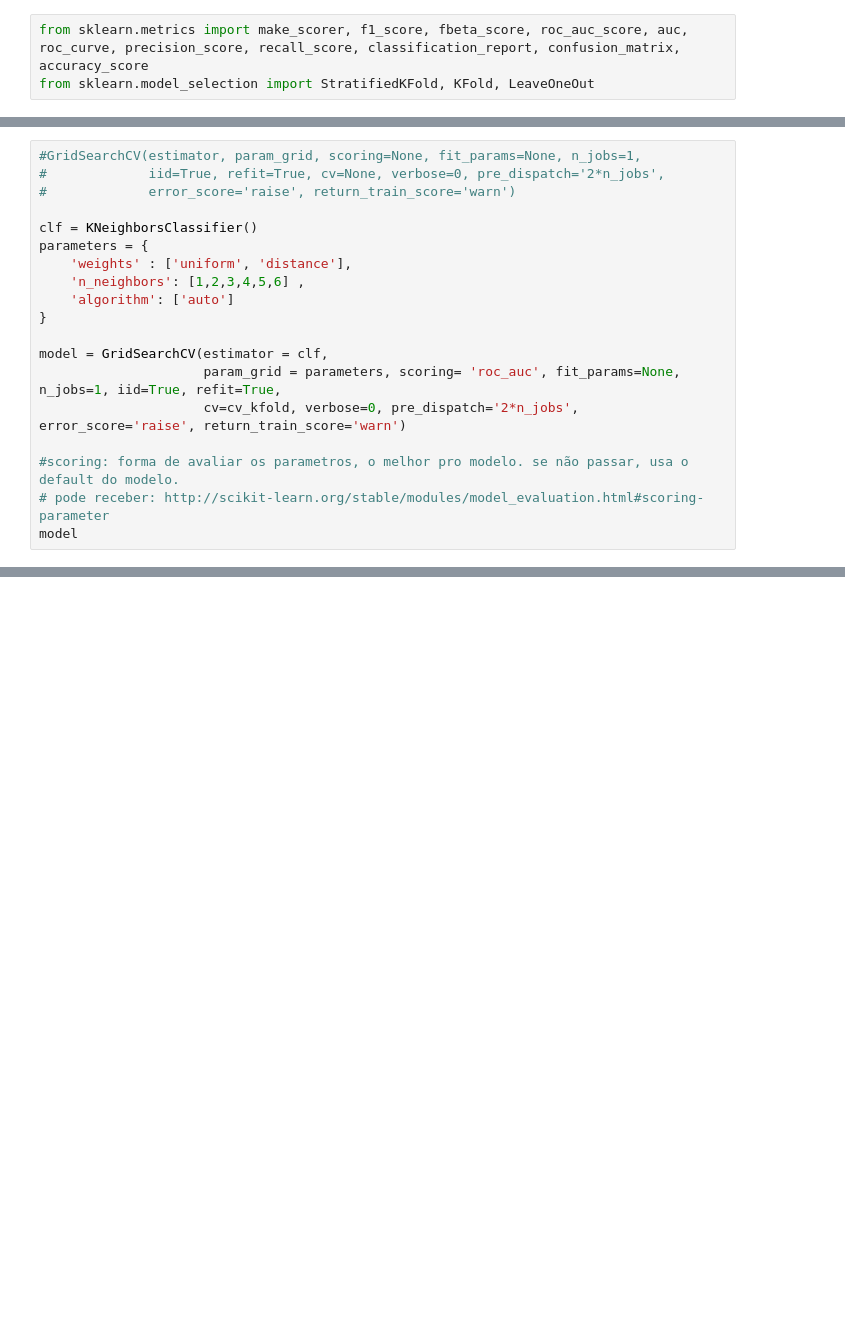
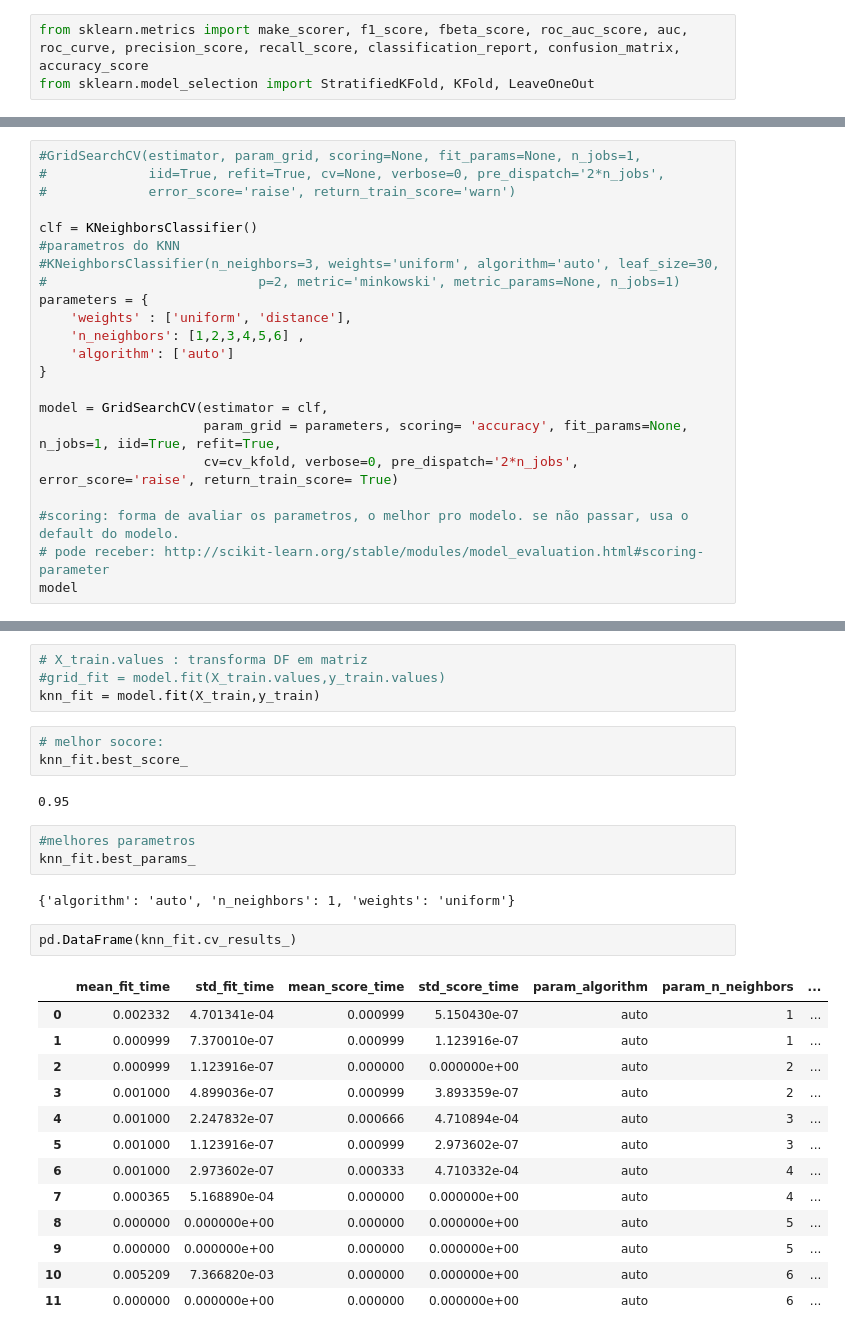
Before and after one commit to arthurgangeiro/estudo-ML, a Jupyter notebook: KNN - Classificação.ipynb, the cells around one changed output, grey strips where cells are left out. Saved outputs shown, nothing was run; the diff lists cells and outputs as text; blank space fills up the shorter version.

```diff
--- a/KNN - Classificação.ipynb
+++ b/KNN - Classificação.ipynb
@@ -82,6 +82,9 @@ cv_loo = LeaveOneOut()
 #             error_score='raise', return_train_score='warn')
 
 clf = KNeighborsClassifier()
+#parametros do KNN
+#KNeighborsClassifier(n_neighbors=3, weights='uniform', algorithm='auto', leaf_size=30,
+#                           p=2, metric='minkowski', metric_params=None, n_jobs=1)
 parameters = {
     'weights' : ['uniform', 'distance'],
     'n_neighbors': [1,2,3,4,5,6] ,
@@ -89,8 +92,8 @@ parameters = {
 }
 
 model = GridSearchCV(estimator = clf,
-                     param_grid = parameters, scoring= 'roc_auc', fit_params=None, n_jobs=1, iid=True, refit=True,
-                     cv=cv_kfold, verbose=0, pre_dispatch='2*n_jobs', error_score='raise', return_train_score='warn')
+                     param_grid = parameters, scoring= 'accuracy', fit_params=None, n_jobs=1, iid=True, refit=True,
+                     cv=cv_kfold, verbose=0, pre_dispatch='2*n_jobs', error_score='raise', return_train_score= True)
 
 #scoring: forma de avaliar os parametros, o melhor pro modelo. se não passar, usa o default do modelo.
 # pode receber: http://scikit-learn.org/stable/modules/model_evaluation.html#scoring-parameter
@@ -107,0 +111,30 @@ GridSearchCV(cv=KFold(n_splits=6, random_state=12, shuffle=False),
+# %%
+# X_train.values : transforma DF em matriz
+#grid_fit = model.fit(X_train.values,y_train.values)
+knn_fit = model.fit(X_train,y_train)
+# %%
+# melhor socore:
+knn_fit.best_score_
+# %% [output]
+0.95
+# %%
+#melhores parametros
+knn_fit.best_params_
+# %% [output]
+{'algorithm': 'auto', 'n_neighbors': 1, 'weights': 'uniform'}
+# %%
+pd.DataFrame(knn_fit.cv_results_)
+# %% [output]
+|  | mean_fit_time | std_fit_time | mean_score_time | std_score_time | param_algorithm | param_n_neighbors | ... |
+| 0 | 0.002332 | 4.701341e-04 | 0.000999 | 5.150430e-07 | auto | 1 | ... |
+| 1 | 0.000999 | 7.370010e-07 | 0.000999 | 1.123916e-07 | auto | 1 | ... |
+| 2 | 0.000999 | 1.123916e-07 | 0.000000 | 0.000000e+00 | auto | 2 | ... |
+| 3 | 0.001000 | 4.899036e-07 | 0.000999 | 3.893359e-07 | auto | 2 | ... |
+| 4 | 0.001000 | 2.247832e-07 | 0.000666 | 4.710894e-04 | auto | 3 | ... |
+| 5 | 0.001000 | 1.123916e-07 | 0.000999 | 2.973602e-07 | auto | 3 | ... |
+| 6 | 0.001000 | 2.973602e-07 | 0.000333 | 4.710332e-04 | auto | 4 | ... |
+| 7 | 0.000365 | 5.168890e-04 | 0.000000 | 0.000000e+00 | auto | 4 | ... |
+| 8 | 0.000000 | 0.000000e+00 | 0.000000 | 0.000000e+00 | auto | 5 | ... |
+| 9 | 0.000000 | 0.000000e+00 | 0.000000 | 0.000000e+00 | auto | 5 | ... |
+| 10 | 0.005209 | 7.366820e-03 | 0.000000 | 0.000000e+00 | auto | 6 | ... |
+| 11 | 0.000000 | 0.000000e+00 | 0.000000 | 0.000000e+00 | auto | 6 | ... |
```
Also changed, not shown: parts of 20 cells of this notebook.
